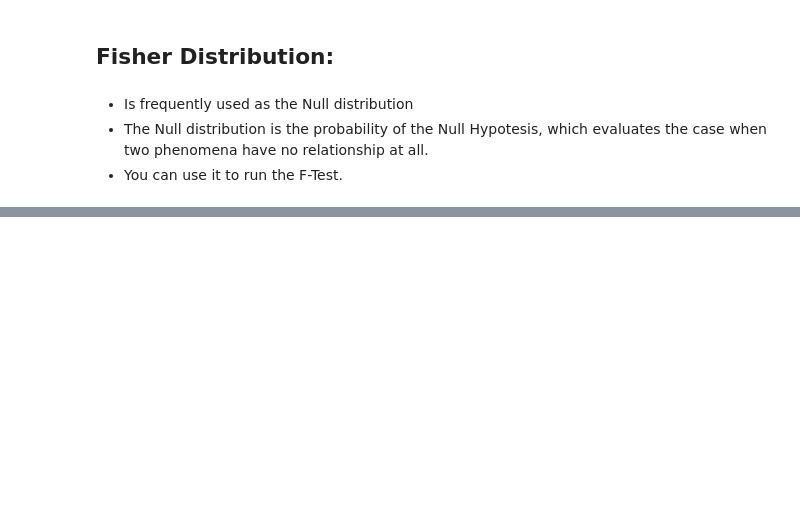
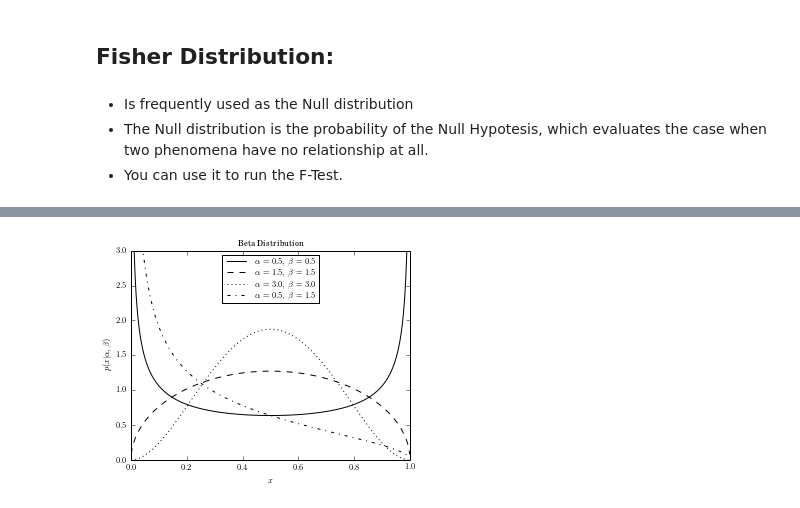
Before and after one commit to leonpalafox/astroml, a Jupyter notebook: astroml3_2.ipynb, the cells around one changed output, grey strips where cells are left out. Cells and saved outputs as stored; diff of their text form; code cells hidden in the pictures; blank space fills up the shorter version.

```diff
--- a/astroml3_2.ipynb
+++ b/astroml3_2.ipynb
@@ -72,0 +181,48 @@ plt.show()
+# %%
+# Author: Jake VanderPlas
+# License: BSD
+#   The figure produced by this code is published in the textbook
+#   "Statistics, Data Mining, and Machine Learning in Astronomy" (2013)
+#   For more information, see http://astroML.github.com
+#   To report a bug or issue, use the following forum:
+#    https://groups.google.com/forum/#!forum/astroml-general
+import numpy as np
+from scipy.stats import beta
+from matplotlib import pyplot as plt
+
+#----------------------------------------------------------------------
+# This function adjusts matplotlib settings for a uniform feel in the textbook.
+# Note that with usetex=True, fonts are rendered with LaTeX.  This may
+# result in an error if LaTeX is not installed on your system.  In that case,
+# you can set usetex to False.
+from astroML.plotting import setup_text_plots
+setup_text_plots(fontsize=8, usetex=True)
+
+#------------------------------------------------------------
+# Define the distribution parameters to be plotted
+alpha_values = [0.5, 1.5, 3.0, 0.5]
+beta_values = [0.5, 1.5, 3.0, 1.5]
+linestyles = ['-', '--', ':', '-.']
+x = np.linspace(0, 1, 1002)[1:-1]
+
+#------------------------------------------------------------
+# plot the distributions
+fig, ax = plt.subplots(figsize=(5, 3.75))
+
+for a, b, ls in zip(alpha_values, beta_values, linestyles):
+    dist = beta(a, b)
+
+    plt.plot(x, dist.pdf(x), ls=ls, c='black',
+             label=r'$\alpha=%.1f,\ \beta=%.1f$' % (a, b))
+
+plt.xlim(0, 1)
+plt.ylim(0, 3)
+
+plt.xlabel('$x$')
+plt.ylabel(r'$p(x|\alpha,\beta)$')
+plt.title('Beta Distribution')
+
+plt.legend(loc=0)
+plt.show()
+# %% [output]
+[figure, added]
```
Also changed, not shown: parts of 22 cells of this notebook, 1 other file.
